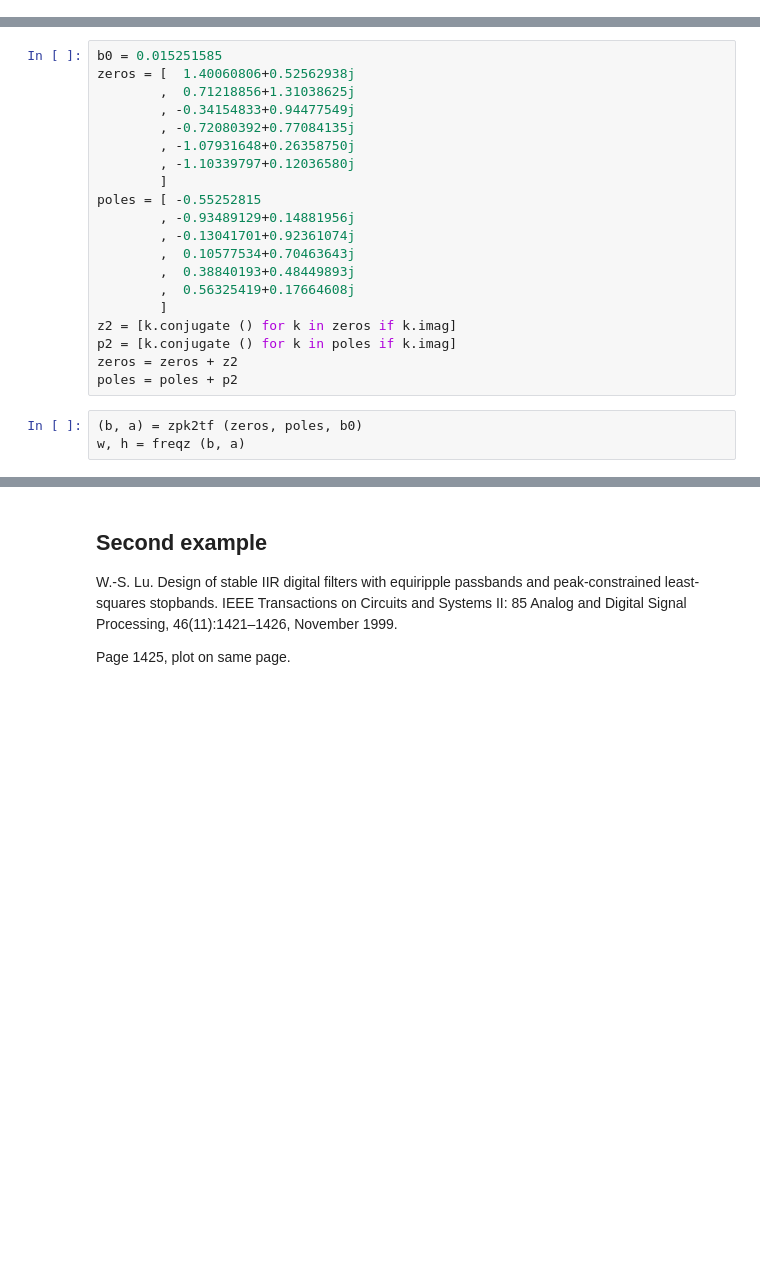
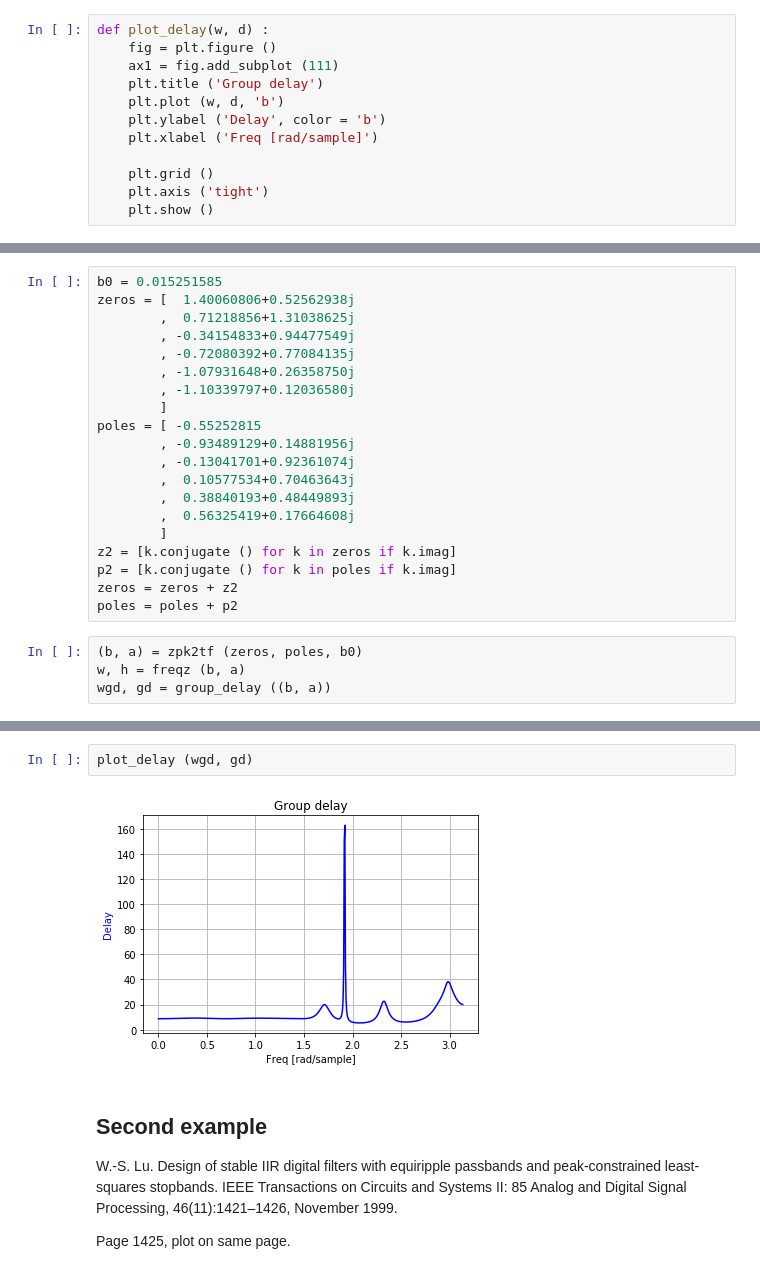
Before and after one commit to schlatterbeck/filter-optimizer, a Jupyter notebook: IIR_Filter.ipynb, the cells around one changed output, grey strips where cells are left out. Cells and saved outputs as stored; diff of their text form; blank space fills up the shorter version.

```diff
--- a/IIR_Filter.ipynb
+++ b/IIR_Filter.ipynb
@@ -22,6 +24,18 @@ def plotit (w, g) :
     plt.grid ()
     plt.axis ('tight')
     plt.show ()
+# %%
+def plot_delay(w, d) :
+    fig = plt.figure ()
+    ax1 = fig.add_subplot (111)
+    plt.title ('Group delay')
+    plt.plot (w, d, 'b')
+    plt.ylabel ('Delay', color = 'b')
+    plt.xlabel ('Freq [rad/sample]')
+
+    plt.grid ()
+    plt.axis ('tight')
+    plt.show ()
 # %% [markdown]
 ## First example ##
 
@@ -55,4 +69,5 @@ poles = poles + p2
 # %%
 (b, a) = zpk2tf (zeros, poles, b0)
 w, h = freqz (b, a)
+wgd, gd = group_delay ((b, a))
 # %%
@@ -60,5 +75,9 @@ plotit (w, h)
 # %% [output]
 [figure]
+# %%
+plot_delay (wgd, gd)
+# %% [output]
+[figure, added]
 # %% [markdown]
 ## Second example ##
 
```
Also changed, not shown: parts of 17 cells of this notebook.
